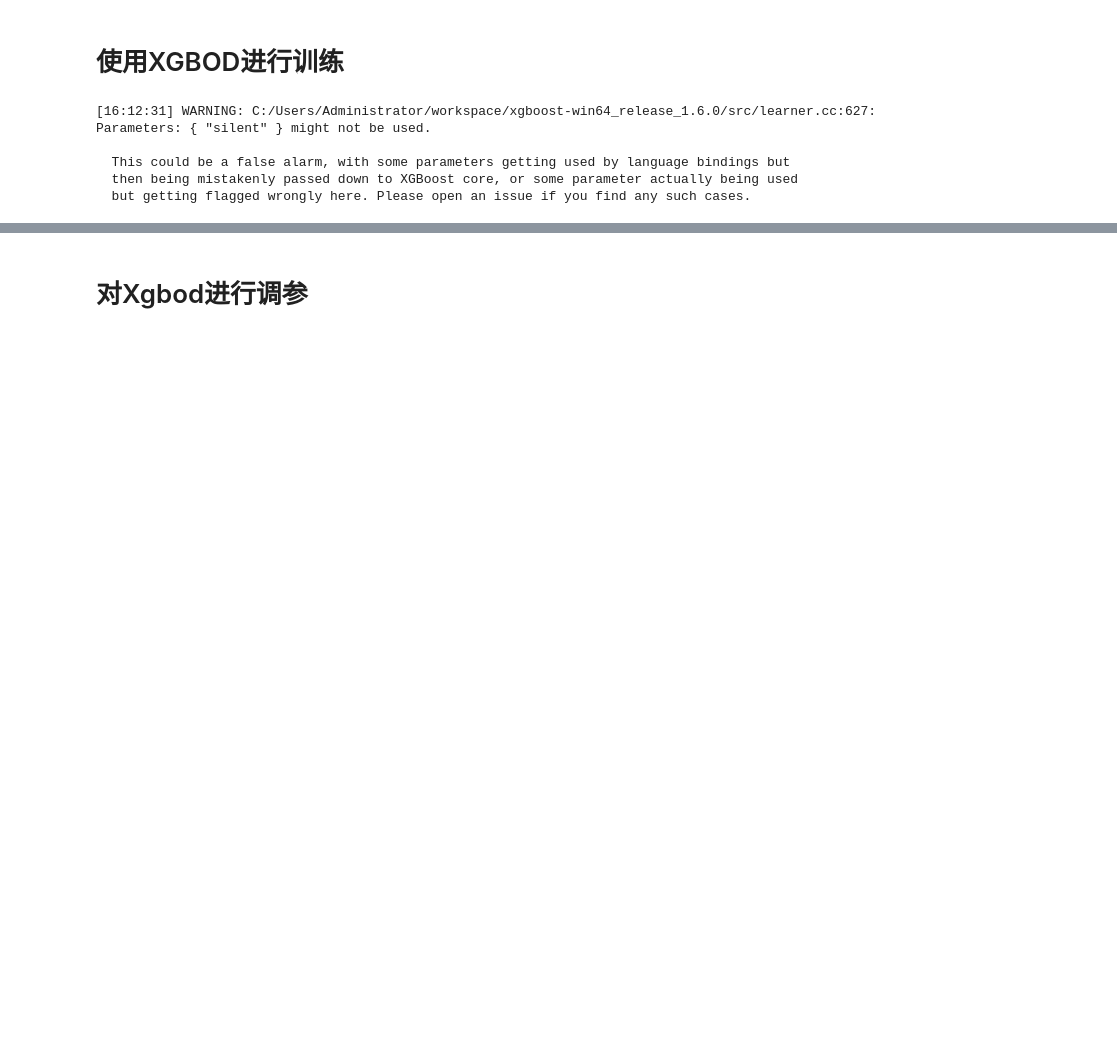
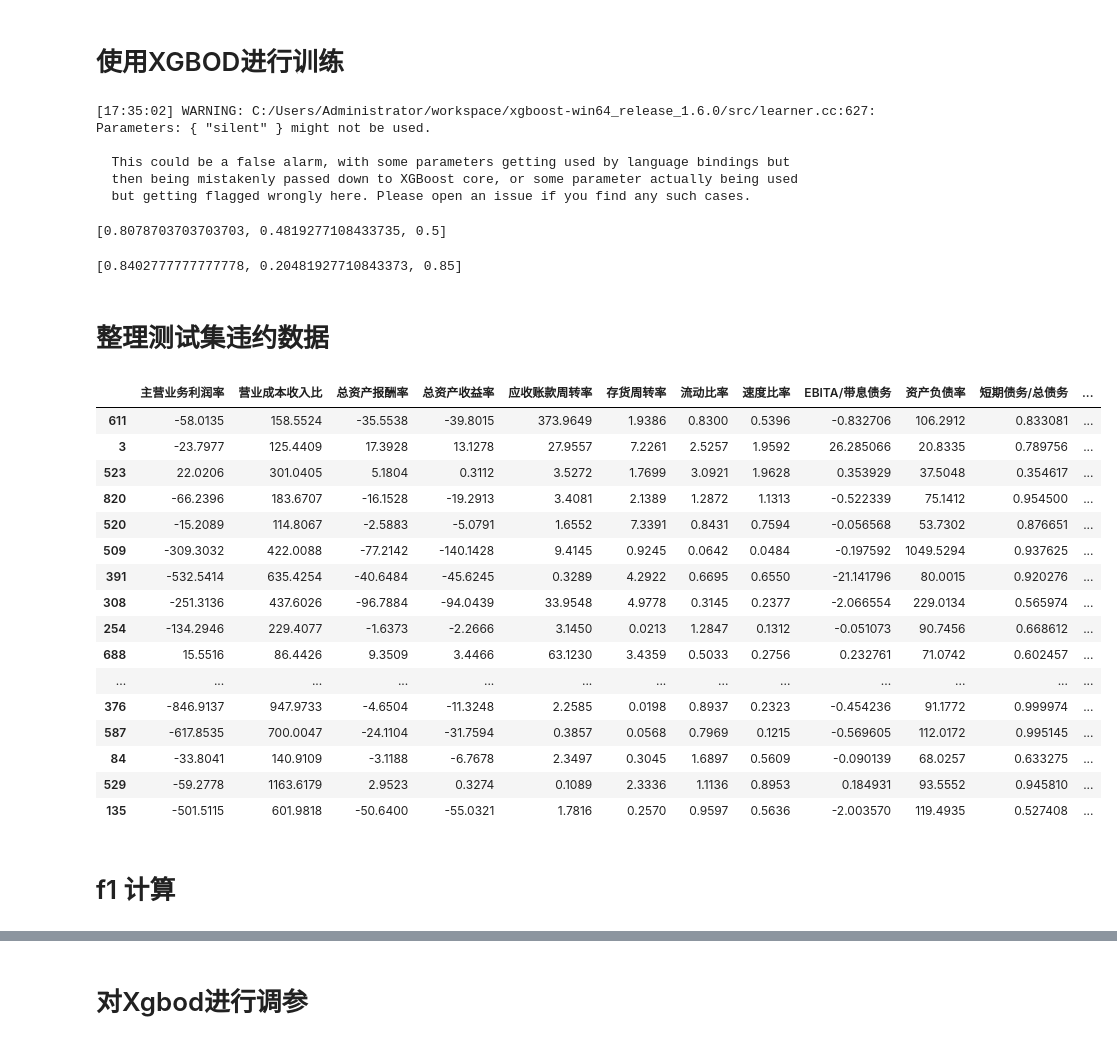
Before and after one commit to harry-sdaffad/default-bond, a Jupyter notebook: 发债主体违约评级.ipynb, the cells around one changed output, grey strips where cells are left out. Saved outputs shown, nothing was run; the diff lists cells and outputs as text; code cells hidden in the pictures; blank space fills up the shorter version.

```diff
--- a/发债主体违约评级.ipynb
+++ b/发债主体违约评级.ipynb
@@ -181,23 +251,59 @@ file.to_excel("test_output.xlsx")
 # %% [markdown]
 # 使用XGBOD进行训练
-# %%
-from pyod.models.xgbod import XGBOD   # imprt kNN分类器
-from sklearn.metrics import accuracy_score
-# 训练一个kNN检测器
-clf_name = 'XGBOD'
-other_params = {'n_estimators': 700, 'scale_pos_weight': 7,'max_depth': 5, 'min_child_weight': 4,'colsample_bytree': 0.5, 'gamma': 0.01, 'subsample': 0.9,'learning_rate': 0.1}
-clf = XGBOD(**other_params)
-clf.fit(X_train,y_train) # 使用X_train训练检测器clf
-y_test_pred = clf.predict(X_test)  # outlier labels (0 or 1)
-y_train_pred = clf.labels_
-xgbod_precision= precision_score(y_test,y_test_pred)
-xgbod_acc = accuracy_score(y_test,y_test_pred)
-xgbod_recall = recall_score(y_test,y_test_pred)
-# %% [output]
-[16:12:31] WARNING: C:/Users/Administrator/workspace/xgboost-win64_release_1.6.0/src/learner.cc:627:
-Parameters: { "silent" } might not be used.
-
-  This could be a false alarm, with some parameters getting used by language bindings but
-  then being mistakenly passed down to XGBoost core, or some parameter actually being used
-  but getting flagged wrongly here. Please open an issue if you find any such cases.
+# %%
+from pyod.models.xgbod import XGBOD   # imprt kNN分类器
+from sklearn.metrics import accuracy_score
+# 训练一个kNN检测器
+clf_name = 'XGBOD'
+other_params = {'max_depth': 1, 'n_estimators': 500, 'scale_pos_weight': 4,'colsample_bytree': 0.4, 'gamma': 0.0001, 'min_child_weight': 2,'learning_rate': 0.01, 'subsample': 0.9}
+clf = XGBOD(**other_params)
+clf.fit(X_train,y_train) # 使用X_train训练检测器clf
+pred_xgbod = clf.predict(X_test)  # outlier labels (0 or 1)
+y_train_pred = clf.labels_
+xgbod_precision= precision_score(y_test,pred_xgbod)
+xgbod_acc = accuracy_score(y_test,pred_xgbod)
+xgbod_recall = recall_score(y_test,pred_xgbod)
+# %% [output]
+[17:35:02] WARNING: C:/Users/Administrator/workspace/xgboost-win64_release_1.6.0/src/learner.cc:627:
+Parameters: { "silent" } might not be used.
+
+  This could be a false alarm, with some parameters getting used by language bindings but
+  then being mistakenly passed down to XGBoost core, or some parameter actually being used
+  but getting flagged wrongly here. Please open an issue if you find any such cases.
+# %%
+[xgbod_acc,xgbod_precision,xgbod_recall]
+# %% [output]
+[0.8078703703703703, 0.4819277108433735, 0.5]
+# %%
+[ accuracy_score(true_test,pred_xgbod),precision_score(true_test,pred_xgbod), recall_score(true_test,pred_xgbod)]
+# %% [output]
+[0.8402777777777778, 0.20481927710843373, 0.85]
+# %% [markdown]
+# 整理测试集违约数据
+# %%
+result  = X_test
+result["真实违约"] = true_test
+result["中债下降"] = y_test
+result["模型预测"] = y_test_pred
+result.loc[result["真实违约"]==1]
+# %% [output]
+|  | 主营业务利润率 | 营业成本收入比 | 总资产报酬率 | 总资产收益率 | 应收账款周转率 | 存货周转率 | 流动比率 | 速度比率 | EBITA/带息债务 | 资产负债率 | 短期债务/总债务 | ... |
+| 611 | -58.0135 | 158.5524 | -35.5538 | -39.8015 | 373.9649 | 1.9386 | 0.8300 | 0.5396 | -0.832706 | 106.2912 | 0.833081 | ... |
+| 3 | -23.7977 | 125.4409 | 17.3928 | 13.1278 | 27.9557 | 7.2261 | 2.5257 | 1.9592 | 26.285066 | 20.8335 | 0.789756 | ... |
+| 523 | 22.0206 | 301.0405 | 5.1804 | 0.3112 | 3.5272 | 1.7699 | 3.0921 | 1.9628 | 0.353929 | 37.5048 | 0.354617 | ... |
+| 820 | -66.2396 | 183.6707 | -16.1528 | -19.2913 | 3.4081 | 2.1389 | 1.2872 | 1.1313 | -0.522339 | 75.1412 | 0.954500 | ... |
+| 520 | -15.2089 | 114.8067 | -2.5883 | -5.0791 | 1.6552 | 7.3391 | 0.8431 | 0.7594 | -0.056568 | 53.7302 | 0.876651 | ... |
+| 509 | -309.3032 | 422.0088 | -77.2142 | -140.1428 | 9.4145 | 0.9245 | 0.0642 | 0.0484 | -0.197592 | 1049.5294 | 0.937625 | ... |
+| 391 | -532.5414 | 635.4254 | -40.6484 | -45.6245 | 0.3289 | 4.2922 | 0.6695 | 0.6550 | -21.141796 | 80.0015 | 0.920276 | ... |
+| 308 | -251.3136 | 437.6026 | -96.7884 | -94.0439 | 33.9548 | 4.9778 | 0.3145 | 0.2377 | -2.066554 | 229.0134 | 0.565974 | ... |
+| 254 | -134.2946 | 229.4077 | -1.6373 | -2.2666 | 3.1450 | 0.0213 | 1.2847 | 0.1312 | -0.051073 | 90.7456 | 0.668612 | ... |
+| 688 | 15.5516 | 86.4426 | 9.3509 | 3.4466 | 63.1230 | 3.4359 | 0.5033 | 0.2756 | 0.232761 | 71.0742 | 0.602457 | ... |
+| ... | ... | ... | ... | ... | ... | ... | ... | ... | ... | ... | ... | ... |
+| 376 | -846.9137 | 947.9733 | -4.6504 | -11.3248 | 2.2585 | 0.0198 | 0.8937 | 0.2323 | -0.454236 | 91.1772 | 0.999974 | ... |
+| 587 | -617.8535 | 700.0047 | -24.1104 | -31.7594 | 0.3857 | 0.0568 | 0.7969 | 0.1215 | -0.569605 | 112.0172 | 0.995145 | ... |
+| 84 | -33.8041 | 140.9109 | -3.1188 | -6.7678 | 2.3497 | 0.3045 | 1.6897 | 0.5609 | -0.090139 | 68.0257 | 0.633275 | ... |
+| 529 | -59.2778 | 1163.6179 | 2.9523 | 0.3274 | 0.1089 | 2.3336 | 1.1136 | 0.8953 | 0.184931 | 93.5552 | 0.945810 | ... |
+| 135 | -501.5115 | 601.9818 | -50.6400 | -55.0321 | 1.7816 | 0.2570 | 0.9597 | 0.5636 | -2.003570 | 119.4935 | 0.527408 | ... |
+# %% [markdown]
+#  f1 计算
 # %%
```
Also changed, not shown: parts of 20 cells of this notebook.
